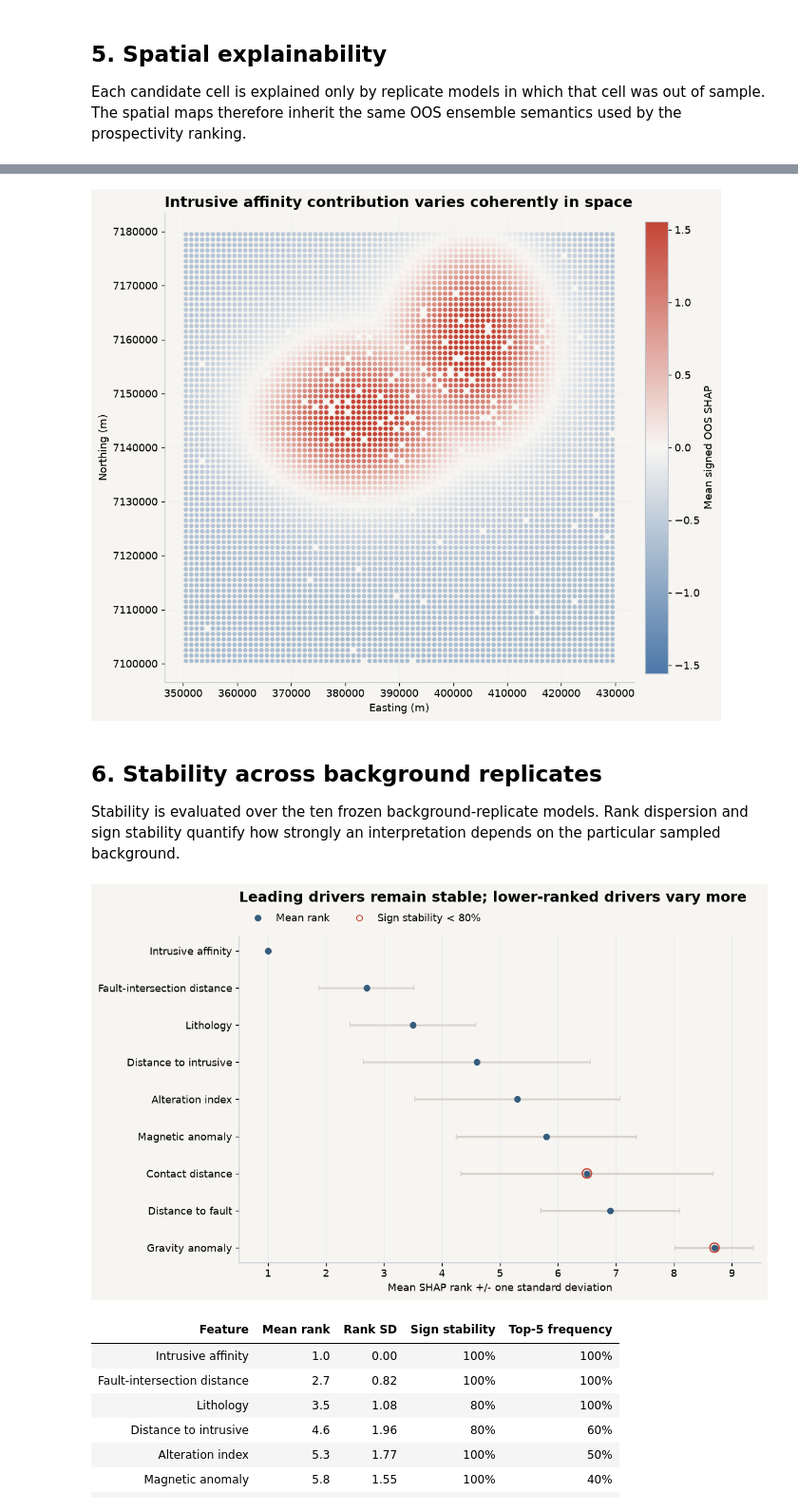
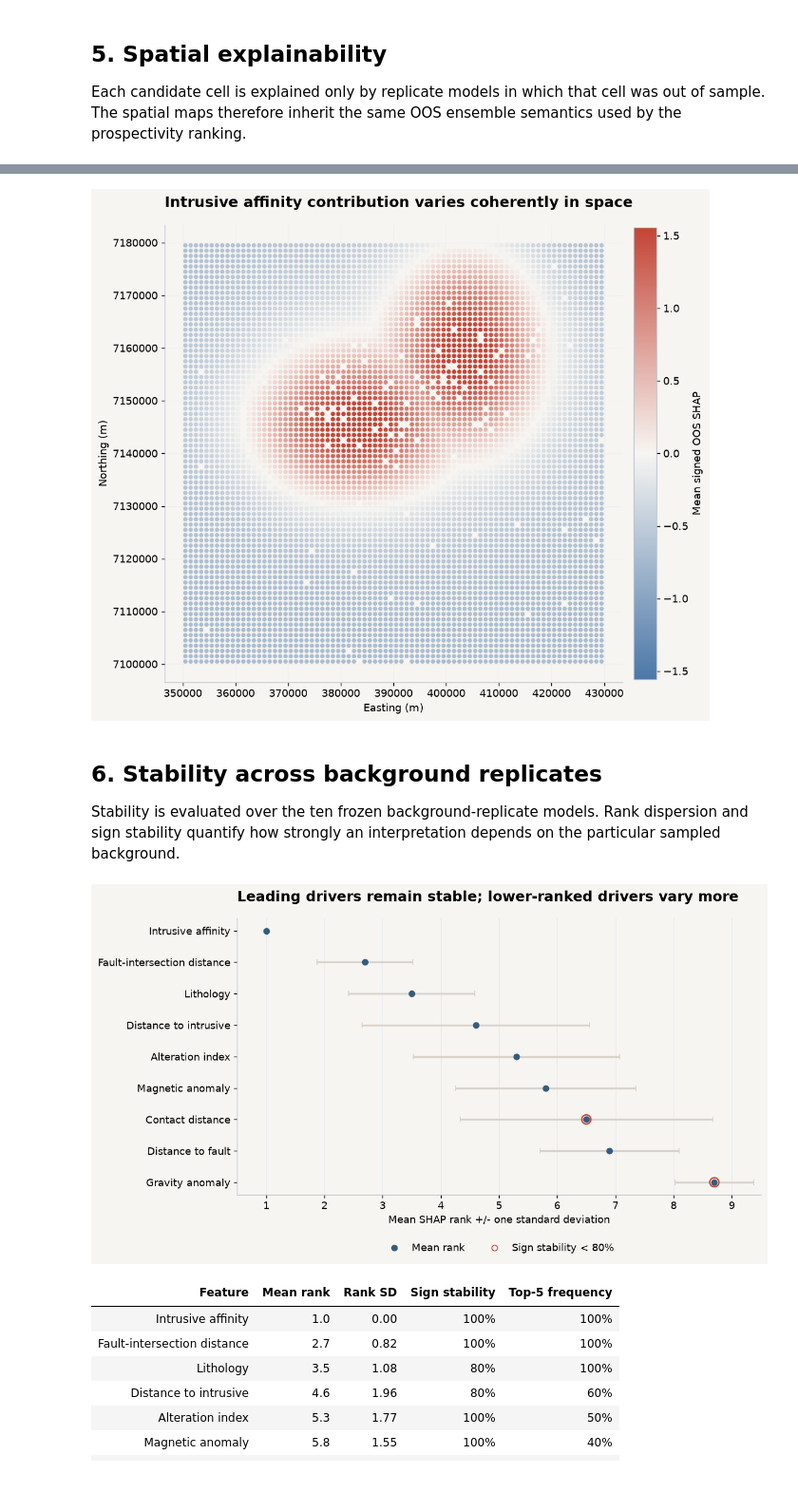
Before and after one commit to EHDataAI/geoai-mineral-labs, a Jupyter notebook: labs/lab06_explainable_geoai/06_explainable_geoai.ipynb, the cells around one changed output, grey strips where cells are left out. Shown at 95% size. Saved outputs shown, nothing was run; the diff lists cells and outputs as text; code cells hidden in the pictures; blank space fills up the shorter version.

```diff
--- a/labs/lab06_explainable_geoai/06_explainable_geoai.ipynb
+++ b/labs/lab06_explainable_geoai/06_explainable_geoai.ipynb
@@ -69,6 +69,7 @@ plt.rcParams.update(
         "axes.spines.right": False,
         "axes.titleweight": "bold",
         "axes.titlesize": 15,
+        "axes.titlepad": 18,
         "axes.labelsize": 10.5,
         "font.size": 10.5,
         "legend.frameon": False,
@@ -1065,7 +1070,7 @@ ax.set_title(
 fig.tight_layout()
 plt.show()
 # %% [output]
-[figure, old version]
+[figure, new version]
 # %% [markdown]
 ## 6. Stability across background replicates
 
@@ -1120,40 +1125,42 @@ clean_axis(ax)
 ax.set_title(
     "Leading drivers remain stable; lower-ranked drivers vary more",
     loc="left",
-    pad=36,
+    pad=18,
 )
 
 legend = [
     Line2D(
         [0],
         [0],
         marker="o",
         color="none",
         markerfacecolor=TRUST,
         markeredgecolor=TRUST,
         label="Mean rank",
     ),
     Line2D(
         [0],
         [0],
         marker="o",
         color="none",
         markerfacecolor="none",
         markeredgecolor=ACCENT,
         label="Sign stability < 80%",
     ),
 ]
 ax.legend(
     handles=legend,
-    bbox_to_anchor=(0, 1.01),
-    loc="lower left",
+    bbox_to_anchor=(0.5, -0.16),
+    loc="upper center",
     ncol=2,
+    frameon=False,
+    borderaxespad=0.0,
 )
 
-fig.tight_layout()
+fig.subplots_adjust(top=0.88, bottom=0.22)
 plt.show()
 # %% [output]
-[figure, old version]
+[figure, new version]
 # %%
 stability_table = stability.copy()
 stability_table["Feature"] = stability_table["feature"].map(
```
Also changed, not shown: parts of 8 cells of this notebook, 3 other files.
